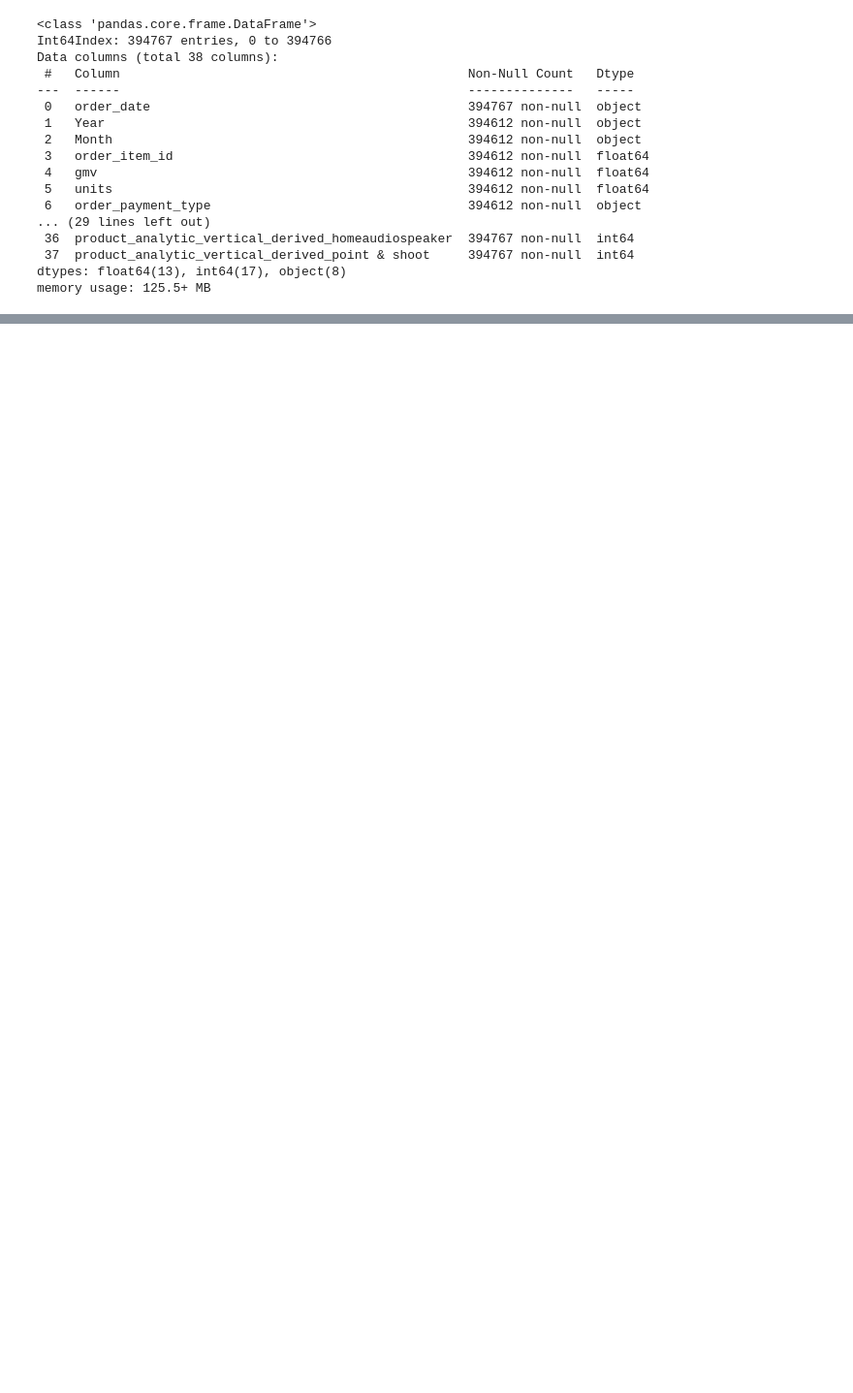
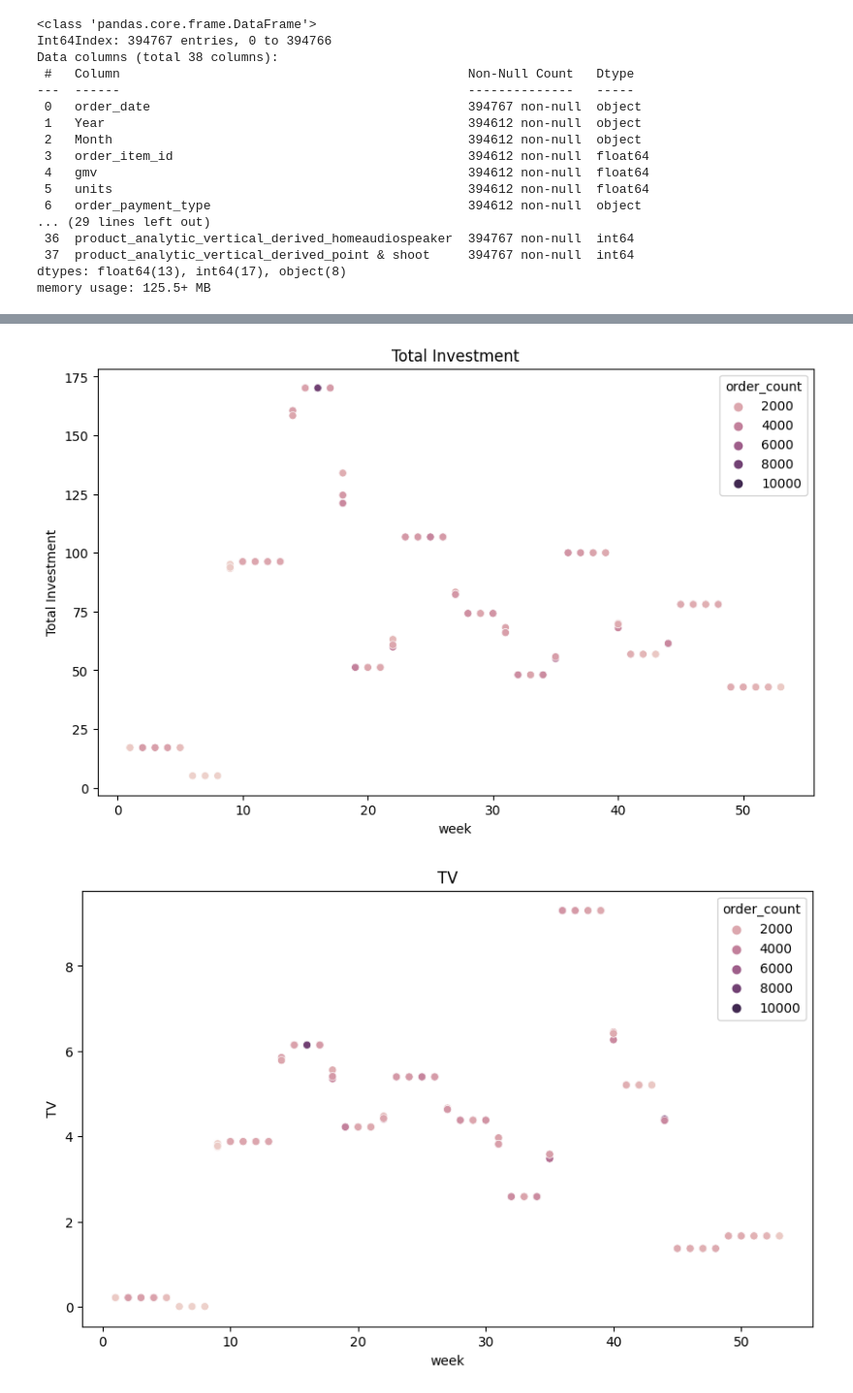
Before and after one commit to PrajsPrabs/UpgradBACaseStudy, a Jupyter notebook: EComm1.ipynb, the cells around one changed output, grey strips where cells are left out. Shown at 97% size. Cells and saved outputs as stored; diff of their text form; code cells hidden in the pictures; blank space fills up the shorter version.

```diff
--- a/EComm1.ipynb
+++ b/EComm1.ipynb
@@ -924,0 +928,15 @@ KeyError: ignored
+# %%
+# EleData5.info()
+
+# sales_dist = EleData2[['sale_day_flag','order_date','week']].drop_duplicates()
+weekly_sales_day =sales_dist.loc[sales_dist['sale_day_flag']==1].groupby('week')['sale_day_flag'].sum().reset_index()
+# weekly_sales_day
+oc =EleData5.groupby(['week','product_analytic_sub_category'])['order_item_id'].count()
+# oc
+g1=EleData5.groupby(['week','product_analytic_sub_category'])['gmv','units','order_payment_type_cod','order_payment_type_prepaid','product_analytic_vertical_derived_Others','product_analytic_vertical_derived_dslr',
+                                                             'product_analytic_vertical_derived_fmradio','product_analytic_vertical_derived_gamepad',
+                                                             'product_analytic_vertical_derived_gamingheadset','product_analytic_vertical_derived_gamingmouse',
+                                                             'product_analytic_vertical_derived_homeaudiospeaker','product_analytic_vertical_derived_point & shoot'
+                                                              ].sum().reset_index()
+g2=EleData5.groupby(['week','product_analytic_sub_category'])['sla','product_mrp','product_procurement_sla','discount_per','Total Rain (mm)',
+                                                             'Total Snow (cm)','Total Precip (mm)','Snow on Grnd (cm)','Stock_Index','NPS','Total Investment','TV','Digital','Sponsorship','Content Marketing','Online marketing',' Affiliates','SEM','Radio','Other'].agg(['mean']).reset_index()
@@ -924,0 +961,22 @@ KeyError: ignored
+# %%
+weekly=pd.merge(pd.DataFrame(g1),pd.merge(pd.DataFrame(g2),pd.DataFrame(oc),on=['week','product_analytic_sub_category'],how='outer'),on=['week','product_analytic_sub_category'],how='outer')
+weekly=pd.merge(weekly,weekly_sales_day, on ='week',how='left')
+# %%
+# weekly.info()
+weekly.rename(columns={'sale_day_flag_y':'number_of_sales_in_wk','order_item_id':'order_count'},inplace=True)
+weekly.drop(['sale_day_flag_x'],1,inplace=True)
+# for i in weekly.columns:
+#   if i.str.like(',mean'):
+#     m=i.replace('mean','').replace('(,','').replace(')','')
+#     weekly[m]=weekly[i]
+
+for i in weekly.filter(regex='mean').columns:
+  print(str(i))
+  m=str(i).replace("', 'mean')",'').replace("('",'')
+  weekly[m]=weekly[i]
+  weekly.drop([i],1,inplace=True)
+# # weekly.info() #38
+# %%
+## Data analysis
+# weekly.info()
+markinv = ['Total Investment','TV','Digital','Sponsorship','Content Marketing','Online marketing',' Affiliates','SEM','Radio','Other','order_count','gmv']
@@ -924,0 +1001,9 @@ KeyError: ignored
+# %%
+for i in markinv:
+  plt.figure(figsize=(10,6))
+  sns.scatterplot(y=weekly[i],x=weekly['week'],hue=(weekly['order_count']))
+  plt.title(i)
+  plt.show()
+# %% [output]
+[figure, added]
+[figure, added]
```
Also changed, not shown: parts of 15 cells of this notebook.
